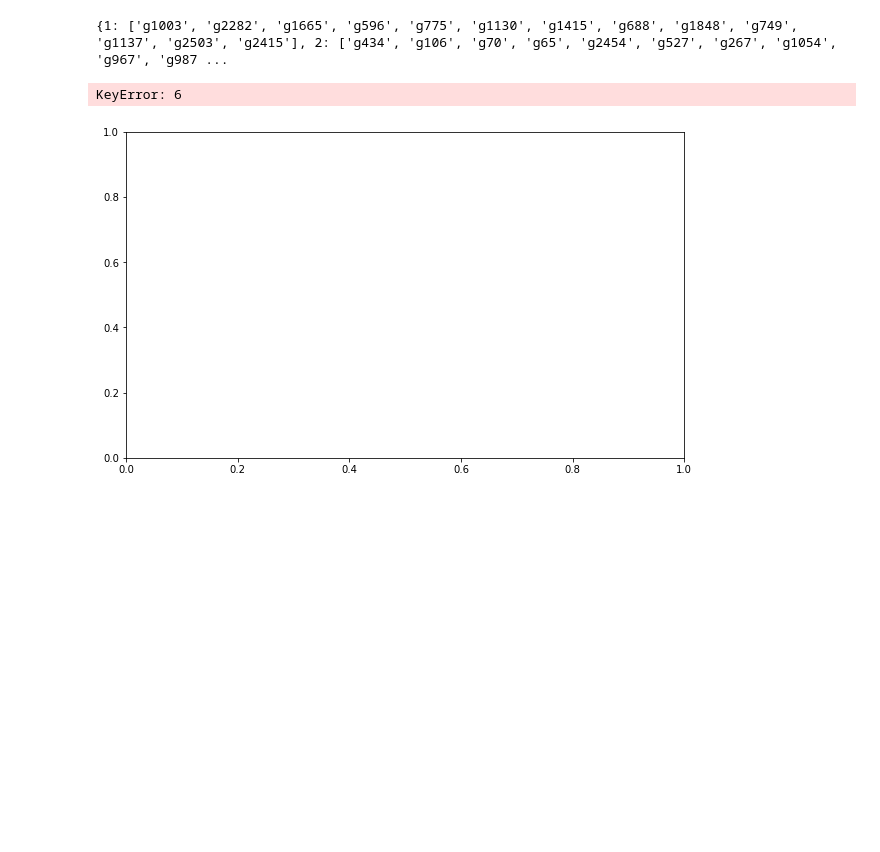
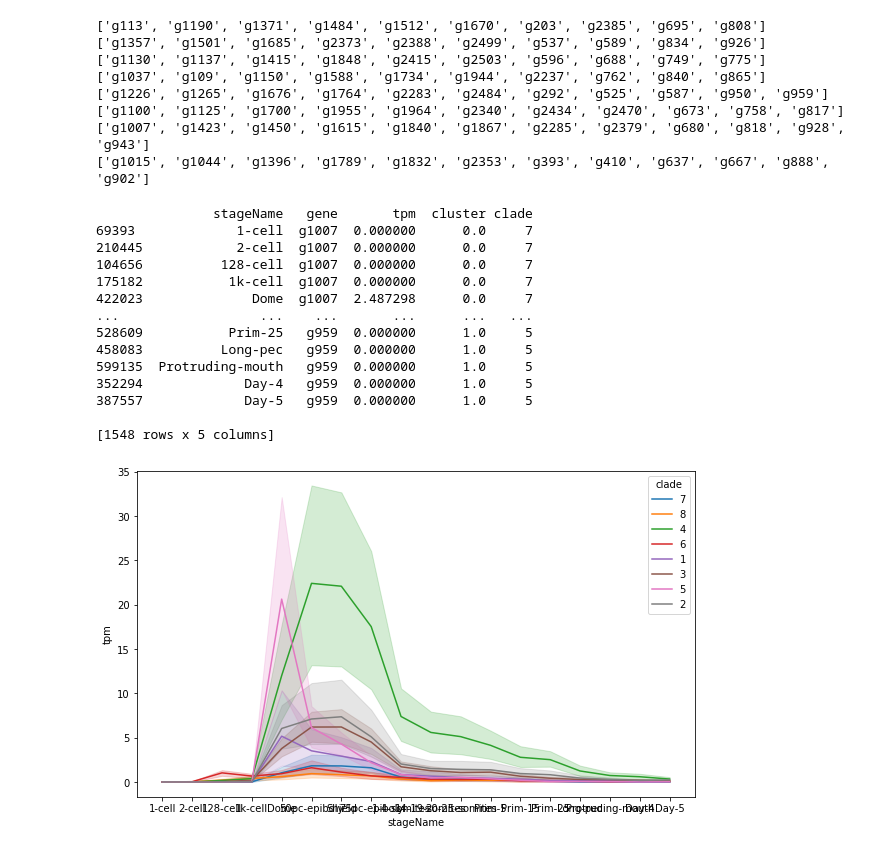
Before and after one commit to jonathan-wells/finz-znf, a Jupyter notebook: analysis/expression.ipynb, the cells around one changed output. Saved outputs shown, nothing was run; the diff lists cells and outputs as text; code cells hidden in the pictures; blank space fills up the shorter version.

```diff
--- a/analysis/expression.ipynb
+++ b/analysis/expression.ipynb
@@ -134,13 +132,9 @@ with open('../data/gffs/gffcmp.Danio_rerio_finz.denovo.gff.tmap') as infile:
     header = infile.readline()
     for line in infile:
         line = line.split()
-        if line[0] == '-':
-            finz.append(line[3])
-        else:
-            finz.append(line[0])
+        finz.append(line[3])
 
-test = tpm_df.groupby(['gene'], as_index=False).max()
-expressed = test.loc[(test.tpm > 10) & (test.gene.isin(finz)), 'gene'].to_list()
+expressed = set(tpm_df.loc[(tpm_df.tpm > 5) & (tpm_df.gene.isin(finz)), 'gene'].to_list())
 print(len(finz))
 print(len(expressed))
 # %% [output]
@@ -177,15 +166,19 @@ finz_matrix = finz_matrix.pivot(columns='stageName', values='tpm1')
+# %%
+finz_matrix = tpm_df.loc[tpm_df['gene'].isin(expressed)].drop('cluster', axis=1)
+finz_matrix['zscore'] = finz_matrix.groupby('gene').transform(lambda x: (x - x.mean())/x.std())
+finz_matrix = finz_matrix[['gene', 'stageName', 'zscore']].set_index('gene')
+finz_matrix = finz_matrix.pivot(columns='stageName', values='zscore')
 # %%
 fig = sns.clustermap(data=finz_matrix,
                      cmap="viridis",
                      col_cluster=False,
-#                      metric='euclidean',
                      method='ward',
                      figsize=(7, 7))
 plt.show()
 
-nclusts = 2
-clusters = {}
-for pair in zip(cluster.hierarchy.cut_tree(fig.dendrogram_row.linkage, nclusts), fig.dendrogram_row.reordered_ind):
-    clusters[finz_matrix.index[pair[1]]] = pair[0][0]
+nclusts = 3
+for pair in zip(cluster.hierarchy.cut_tree(fig.dendrogram_row.linkage, nclusts), finz_matrix.index):
+    clusters[pair[1]] = pair[0][0]
+tpm_df['cluster'] = np.nan
 tpm_df['cluster'] = tpm_df['gene'].apply(clusters.get)
 # %% [output]
@@ -213,21 +206,48 @@ plt.show()
 # %%
 clades = {}
-for i in [1, 2, 3, 4, 5]:
-    with open(f'../data/selection-analysis/d2sk4_drer_clade{i}.taxa') as infile:
-        clades[i] = [line.strip('.t1\n').strip('Danio_rerio_') for line in infile]
+for i in [1, 2, 3, 4, 5, 6, 7, 8]:
+    with open(f'../data/selection-analysis/pairwise_needleman_clade{i}.taxa') as infile:
+        clades[i] = [re.search('(g\d+)', line).group(1) for line in infile]
+for k, v in clades.items():
+    print(v)
 # %% [output]
-{1: ['g1003', 'g2282', 'g1665', 'g596', 'g775', 'g1130', 'g1415', 'g688', 'g1848', 'g749', 'g1137', 'g2503', 'g2415'], 2: ['g434', 'g106', 'g70', 'g65', 'g2454', 'g527', 'g267', 'g1054', 'g967', 'g987 ...
+['g113', 'g1190', 'g1371', 'g1484', 'g1512', 'g1670', 'g203', 'g2385', 'g695', 'g808']
+['g1357', 'g1501', 'g1685', 'g2373', 'g2388', 'g2499', 'g537', 'g589', 'g834', 'g926']
+['g1130', 'g1137', 'g1415', 'g1848', 'g2415', 'g2503', 'g596', 'g688', 'g749', 'g775']
+['g1037', 'g109', 'g1150', 'g1588', 'g1734', 'g1944', 'g2237', 'g762', 'g840', 'g865']
+['g1226', 'g1265', 'g1676', 'g1764', 'g2283', 'g2484', 'g292', 'g525', 'g587', 'g950', 'g959']
+['g1100', 'g1125', 'g1700', 'g1955', 'g1964', 'g2340', 'g2434', 'g2470', 'g673', 'g758', 'g817']
+['g1007', 'g1423', 'g1450', 'g1615', 'g1840', 'g1867', 'g2285', 'g2379', 'g680', 'g818', 'g928', 'g943']
+['g1015', 'g1044', 'g1396', 'g1789', 'g1832', 'g2353', 'g393', 'g410', 'g637', 'g667', 'g888', 'g902']
 # %%
+rev_clades = {gene: str(key) for key, value in clades.items() for gene in value}
+clades_df = tpm_df.loc[tpm_df.gene.isin(rev_clades.keys())].copy()
+clades_df['clade'] = clades_df['gene'].apply(rev_clades.get)
+print(clades_df)
+
 fig, ax = plt.subplots(figsize=(10, 6))
-sns.lineplot(data=tpm_df.loc[tpm_df.gene.isin(clades[6])],
+sns.lineplot(data=clades_df,
              x='stageName',
              y='tpm',
              sort=False,
-             hue='gene',
-             palette='flare',
+             hue='clade',
+#              palette='flare',
              lw=1.5,
              ax=ax)
 plt.show()
 # %% [output]
-KeyError: 6
+               stageName   gene       tpm  cluster clade
+69393             1-cell  g1007  0.000000      0.0     7
+210445            2-cell  g1007  0.000000      0.0     7
+104656          128-cell  g1007  0.000000      0.0     7
+175182           1k-cell  g1007  0.000000      0.0     7
+422023              Dome  g1007  2.487298      0.0     7
+...                  ...    ...       ...      ...   ...
+528609           Prim-25   g959  0.000000      1.0     5
+458083          Long-pec   g959  0.000000      1.0     5
+599135  Protruding-mouth   g959  0.000000      1.0     5
+352294             Day-4   g959  0.000000      1.0     5
+387557             Day-5   g959  0.000000      1.0     5
+
+[1548 rows x 5 columns]
-[figure, old version]
+[figure, new version]
```
Also changed, not shown: parts of 10 cells of this notebook, 2 other files.
